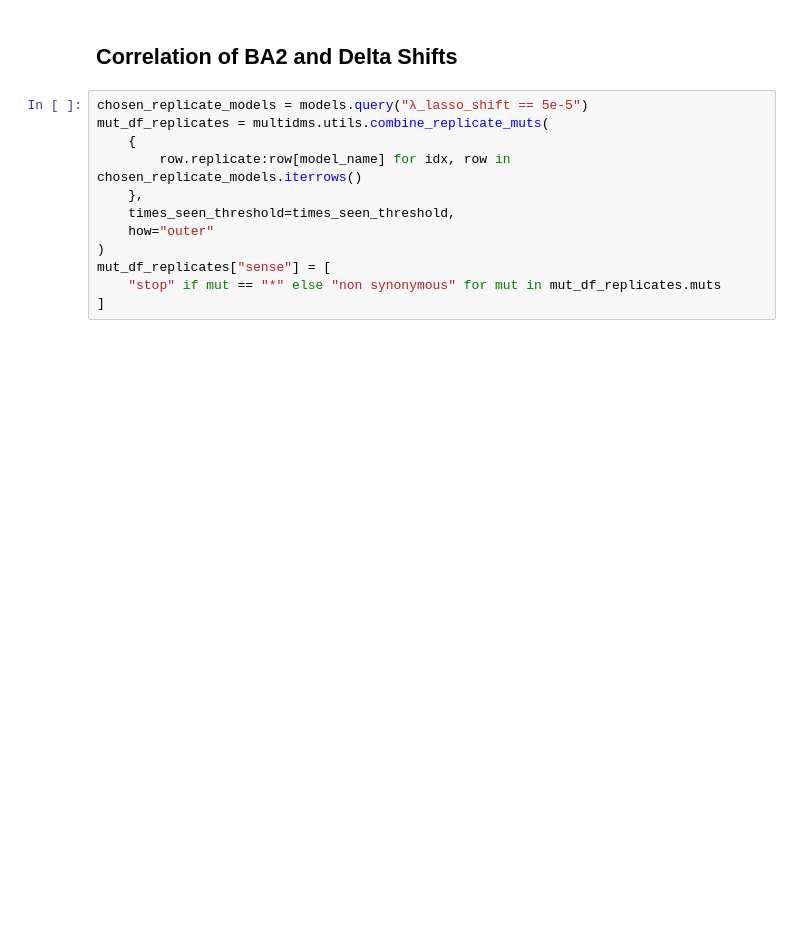
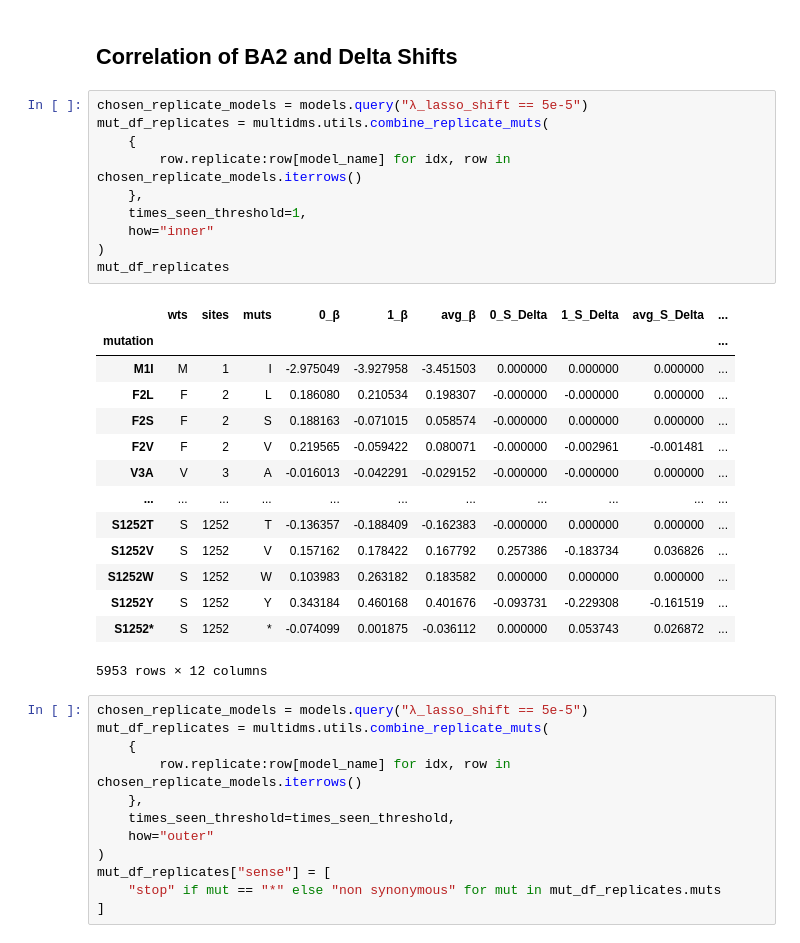
Before and after one commit to matsengrp/SARS-CoV-2_spike_multidms, a Jupyter notebook: notebooks/manuscript-figures.ipynb, the cells around one changed output. Drawn from its saved outputs; the diff is of its cells as text; blank space fills up the shorter version.

```diff
--- a/notebooks/manuscript-figures.ipynb
+++ b/notebooks/manuscript-figures.ipynb
@@ -1498,6 +1445,31 @@ plt.show()
 [figure]
 # %% [markdown]
 ## Correlation of BA2 and Delta Shifts
+# %%
+chosen_replicate_models = models.query("λ_lasso_shift == 5e-5")
+mut_df_replicates = multidms.utils.combine_replicate_muts(
+    {
+        row.replicate:row[model_name] for idx, row in chosen_replicate_models.iterrows()
+    },
+    times_seen_threshold=1,
+    how="inner"
+)
+mut_df_replicates
+# %% [output]
+|  | wts | sites | muts | 0_β | 1_β | avg_β | 0_S_Delta | 1_S_Delta | avg_S_Delta | ... |
+| mutation |  |  |  |  |  |  |  |  |  | ... |
+| M1I | M | 1 | I | -2.975049 | -3.927958 | -3.451503 | 0.000000 | 0.000000 | 0.000000 | ... |
+| F2L | F | 2 | L | 0.186080 | 0.210534 | 0.198307 | -0.000000 | -0.000000 | 0.000000 | ... |
+| F2S | F | 2 | S | 0.188163 | -0.071015 | 0.058574 | -0.000000 | 0.000000 | 0.000000 | ... |
+| F2V | F | 2 | V | 0.219565 | -0.059422 | 0.080071 | -0.000000 | -0.002961 | -0.001481 | ... |
+| V3A | V | 3 | A | -0.016013 | -0.042291 | -0.029152 | -0.000000 | -0.000000 | 0.000000 | ... |
+| ... | ... | ... | ... | ... | ... | ... | ... | ... | ... | ... |
+| S1252T | S | 1252 | T | -0.136357 | -0.188409 | -0.162383 | -0.000000 | 0.000000 | 0.000000 | ... |
+| S1252V | S | 1252 | V | 0.157162 | 0.178422 | 0.167792 | 0.257386 | -0.183734 | 0.036826 | ... |
+| S1252W | S | 1252 | W | 0.103983 | 0.263182 | 0.183582 | 0.000000 | 0.000000 | 0.000000 | ... |
+| S1252Y | S | 1252 | Y | 0.343184 | 0.460168 | 0.401676 | -0.093731 | -0.229308 | -0.161519 | ... |
+| S1252* | S | 1252 | * | -0.074099 | 0.001875 | -0.036112 | 0.000000 | 0.053743 | 0.026872 | ... |
+5953 rows × 12 columns
 # %%
 chosen_replicate_models = models.query("λ_lasso_shift == 5e-5")
 mut_df_replicates = multidms.utils.combine_replicate_muts(
```
Also changed, not shown: parts of 9 cells of this notebook, 28 other files.
